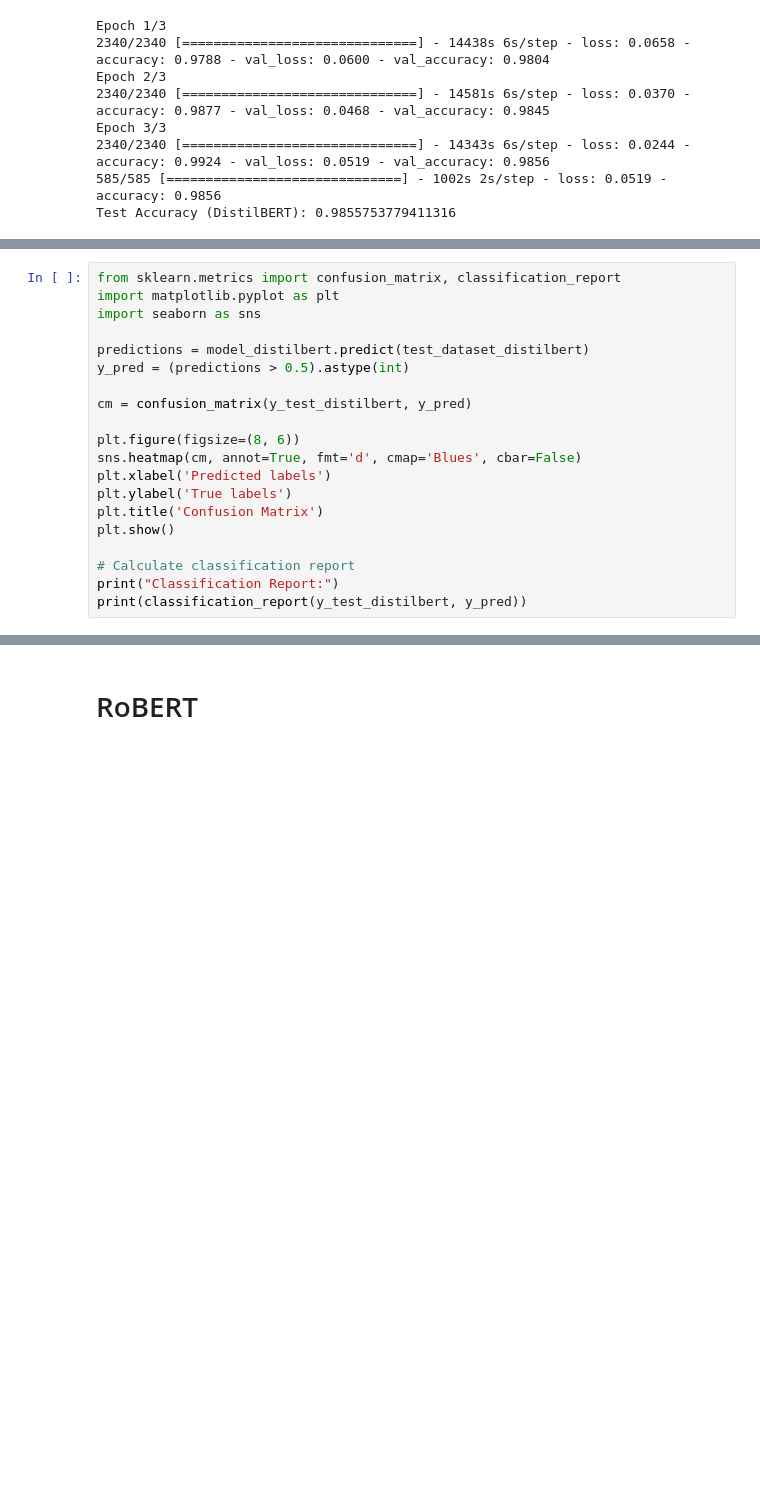
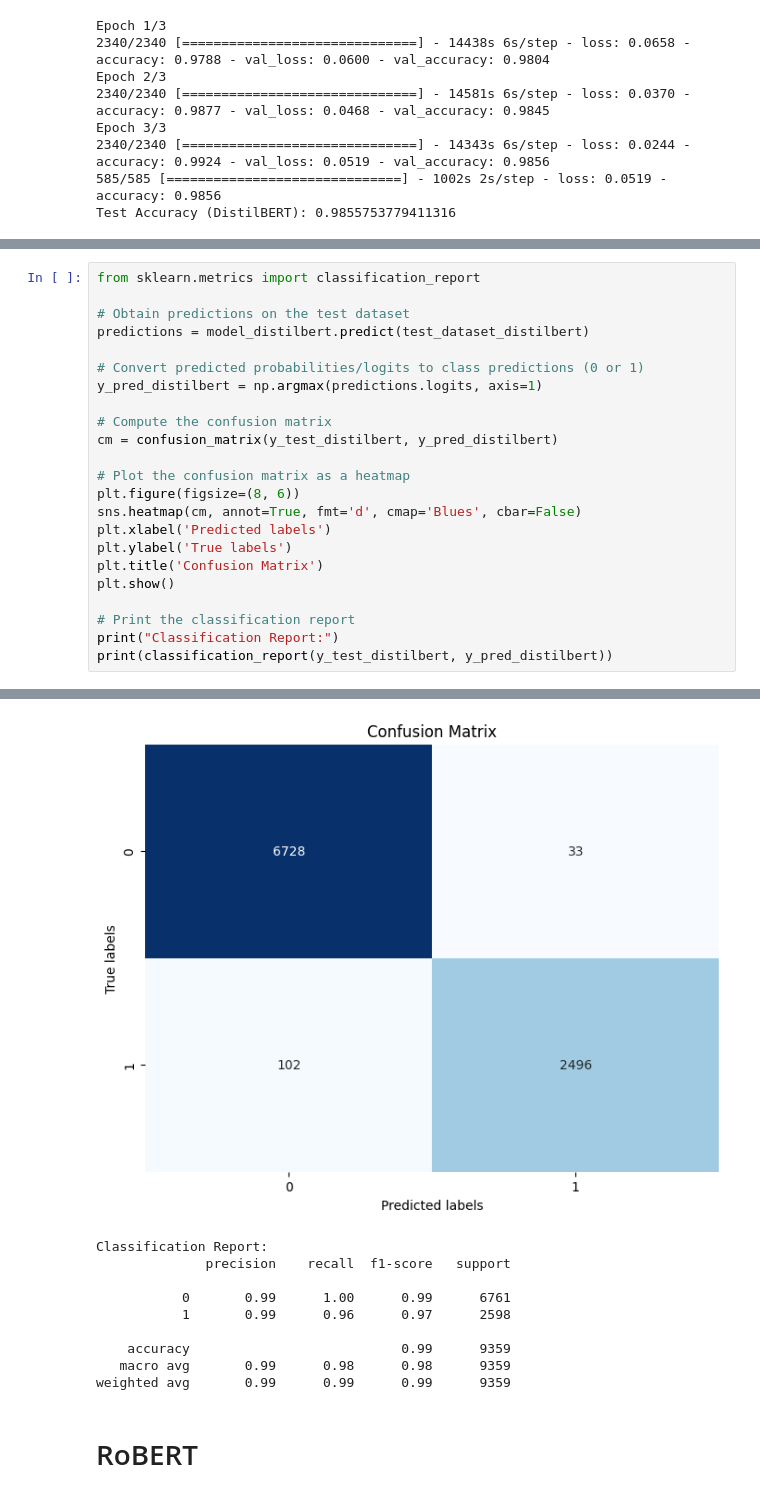
Before and after one commit to MohamedAssemz/NLP, a Jupyter notebook: PT_Class_Model.ipynb, the cells around one changed output, grey strips where cells are left out. Drawn from its saved outputs; the diff is of its cells as text; blank space fills up the shorter version.

```diff
--- a/PT_Class_Model.ipynb
+++ b/PT_Class_Model.ipynb
@@ -97,13 +104,16 @@ else:
 # %%
-from sklearn.metrics import confusion_matrix, classification_report
-import matplotlib.pyplot as plt
-import seaborn as sns
+from sklearn.metrics import classification_report
 
+# Obtain predictions on the test dataset
 predictions = model_distilbert.predict(test_dataset_distilbert)
-y_pred = (predictions > 0.5).astype(int)
 
-cm = confusion_matrix(y_test_distilbert, y_pred)
+# Convert predicted probabilities/logits to class predictions (0 or 1)
+y_pred_distilbert = np.argmax(predictions.logits, axis=1)
 
+# Compute the confusion matrix
+cm = confusion_matrix(y_test_distilbert, y_pred_distilbert)
+
+# Plot the confusion matrix as a heatmap
 plt.figure(figsize=(8, 6))
 sns.heatmap(cm, annot=True, fmt='d', cmap='Blues', cbar=False)
 plt.xlabel('Predicted labels')
@@ -111,6 +121,7 @@ plt.ylabel('True labels')
 plt.title('Confusion Matrix')
 plt.show()
 
-# Calculate classification report
+# Print the classification report
 print("Classification Report:")
-print(classification_report(y_test_distilbert, y_pred))
+print(classification_report(y_test_distilbert, y_pred_distilbert))
+# %% [output]
@@ -117,3 +129,13 @@ print(classification_report(y_test_distilbert, y_pred))
+[figure, added]
+Classification Report:
+              precision    recall  f1-score   support
+
+           0       0.99      1.00      0.99      6761
+           1       0.99      0.96      0.97      2598
+
+    accuracy                           0.99      9359
+   macro avg       0.99      0.98      0.98      9359
+weighted avg       0.99      0.99      0.99      9359
 # %% [markdown]
 # RoBERT
 # %%
```
Also changed, not shown: parts of 6 cells of this notebook, 2 other files.
